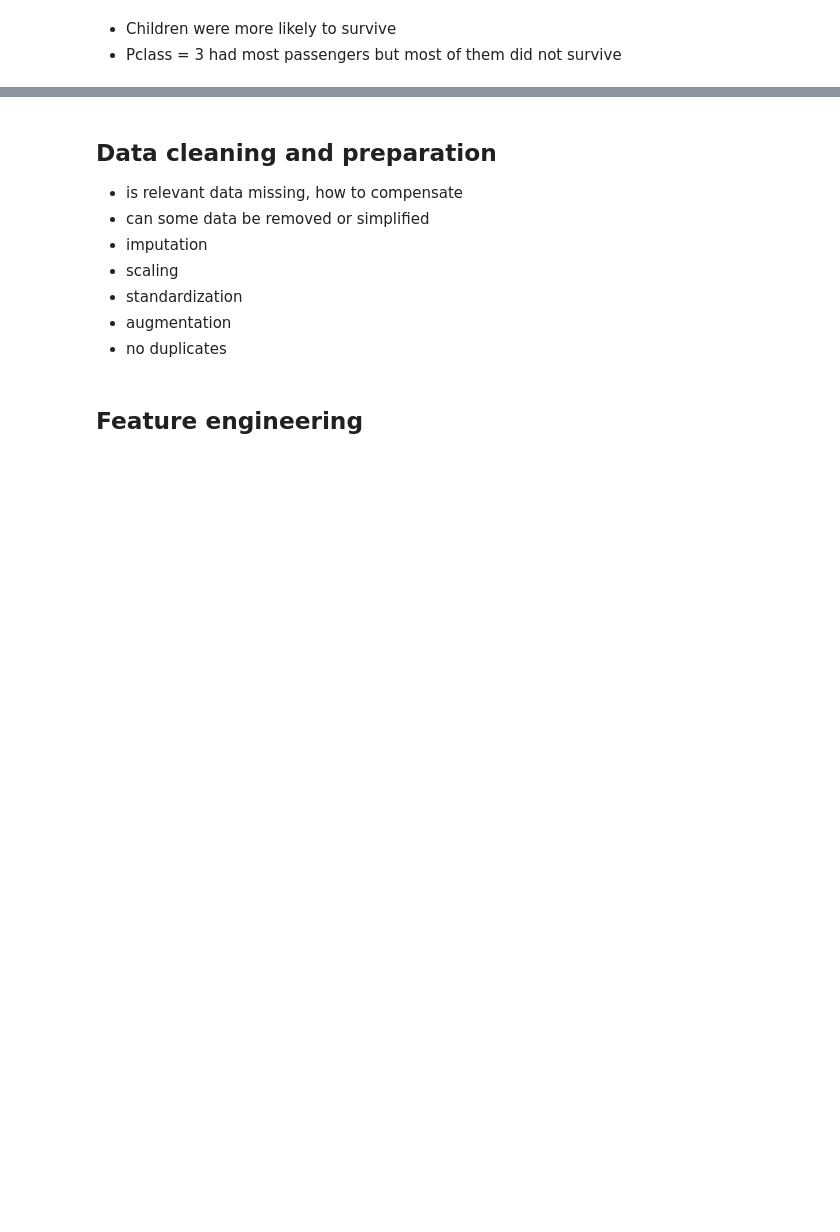
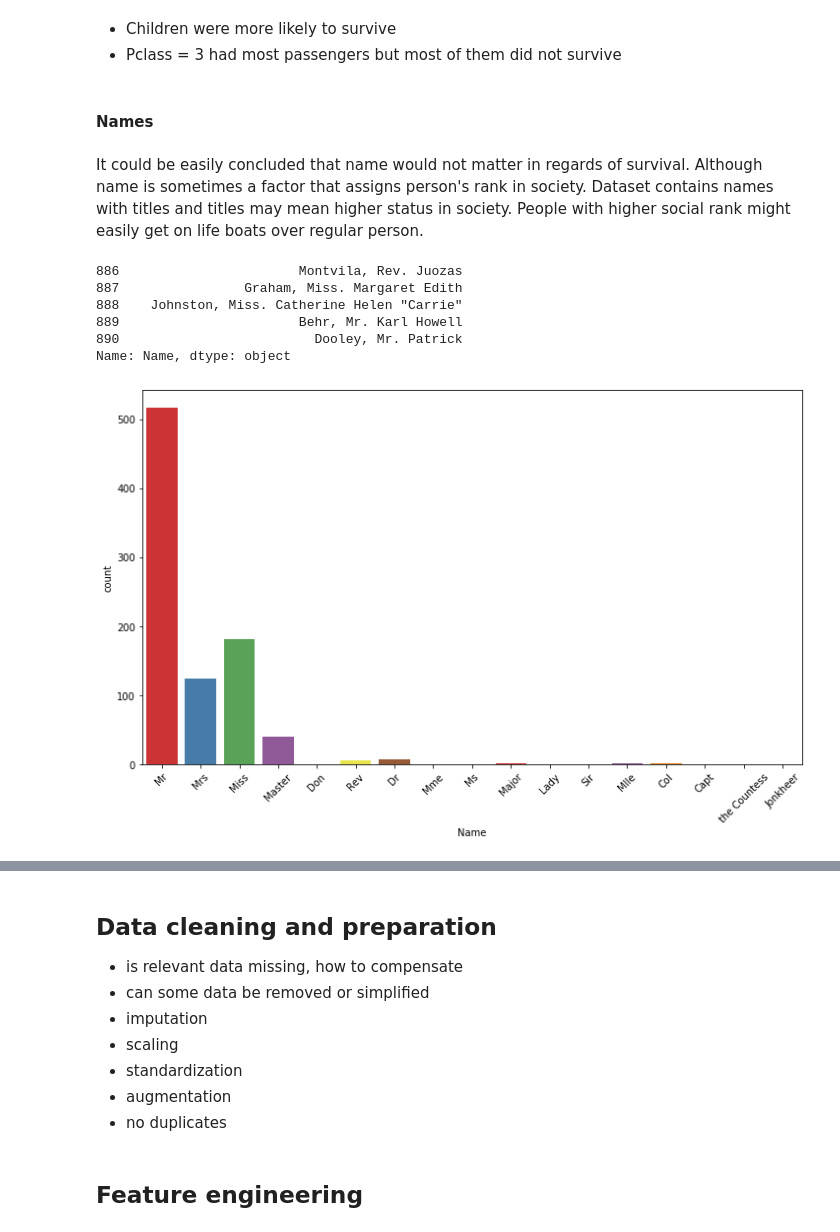
Before and after one commit to laaksonel/machine-learning, a Jupyter notebook: titanic/Titanic.ipynb, the cells around one changed output, grey strips where cells are left out. Cells and saved outputs as stored; diff of their text form; code cells hidden in the pictures; blank space fills up the shorter version.

Commit message:
Added title visualizations

```diff
--- a/titanic/Titanic.ipynb
+++ b/titanic/Titanic.ipynb
@@ -270,3 +196,26 @@ grid.map(plt.hist, 'Age', bins=10)
 # %% [markdown]
 - Children were more likely to survive
 - Pclass = 3 had most passengers but most of them did not survive
+# %% [markdown]
+#### Names
+# %% [markdown]
+It could be easily concluded that name would not matter in regards of survival. Although name is sometimes a factor that assigns person's rank in society. Dataset contains names with titles and titles may mean higher status in society. People with higher social rank might easily get on life boats over regular person.
+# %%
+train_data['Name'].tail()
+# %% [output]
+886                       Montvila, Rev. Juozas
+887                Graham, Miss. Margaret Edith
+888    Johnston, Miss. Catherine Helen "Carrie"
+889                       Behr, Mr. Karl Howell
+890                         Dooley, Mr. Patrick
+Name: Name, dtype: object
+# %%
+plt.figure(figsize=(12,7))
+
+titles = train_data['Name'].map(lambda x: re.compile(", (.*?)\.").findall(x)[0])
+chart = sns.countplot(x=titles, data=train_data, palette='Set1')
+chart.set_xticklabels(chart.get_xticklabels(), rotation=45)
+
+plt.show()
+# %% [output]
+[figure, added]
```
Also changed, not shown: parts of 19 cells of this notebook.
